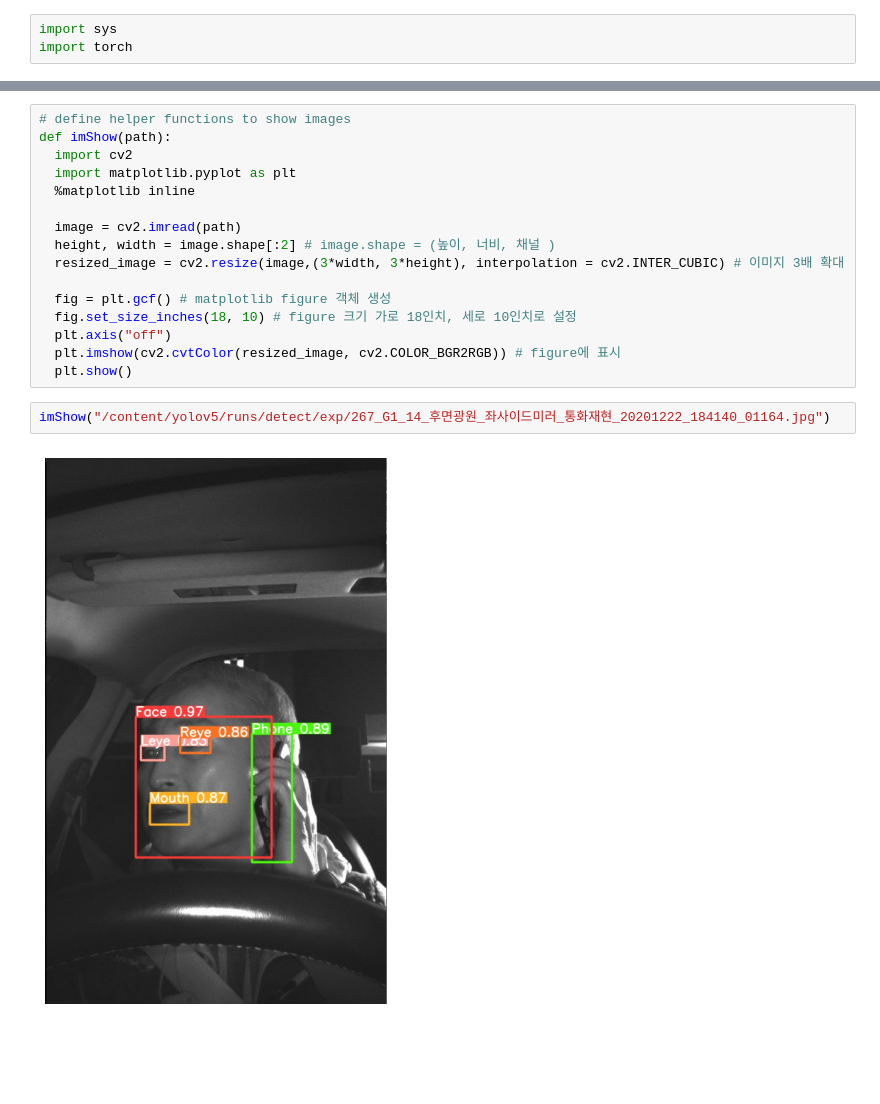
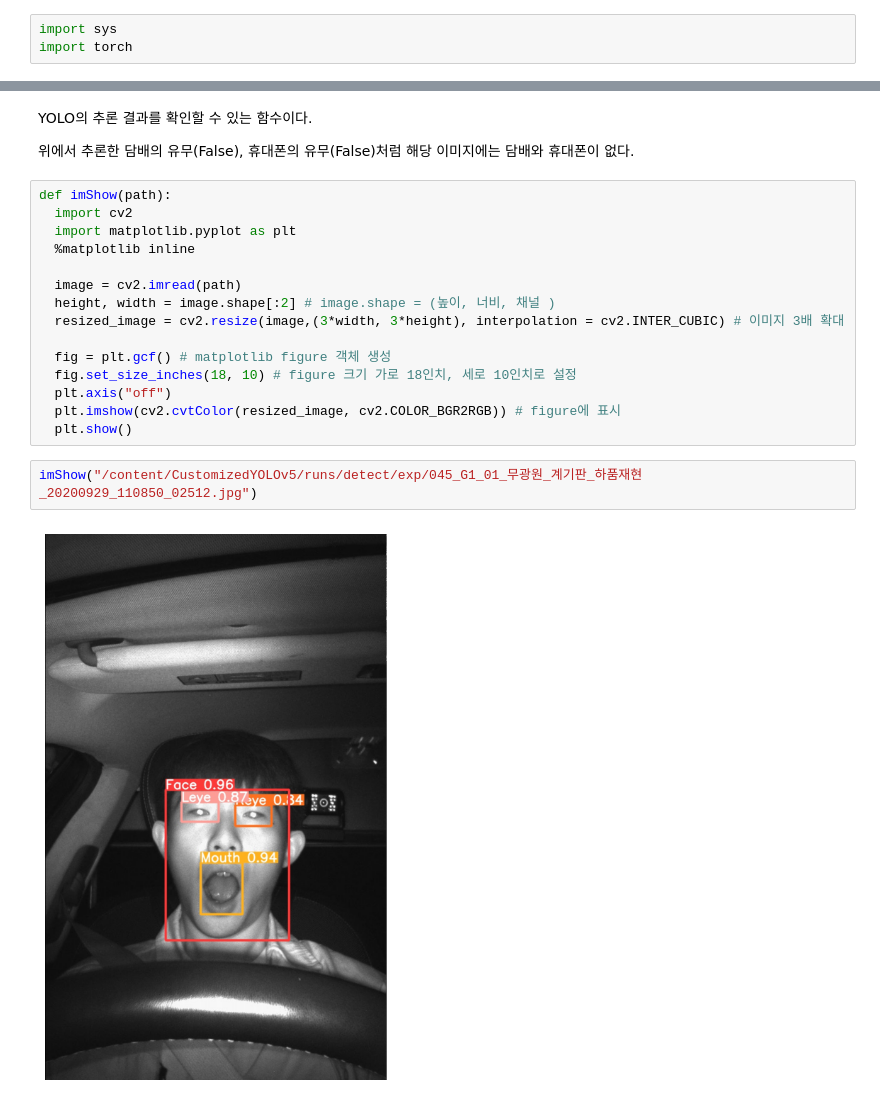
Before and after one commit to jnalgae/AbnormalDrivingClassifier, a Jupyter notebook: Get_Coordiates_Using_YOLOv5.ipynb, the cells around one changed output, grey strips where cells are left out. Saved outputs shown, nothing was run; the diff lists cells and outputs as text; blank space fills up the shorter version.

```diff
--- a/Get_Coordiates_Using_YOLOv5.ipynb
+++ b/Get_Coordiates_Using_YOLOv5.ipynb
@@ -45,5 +52,8 @@ Results saved to runs/detect/exp
+# %% [markdown]
+YOLO의 추론 결과를 확인할 수 있는 함수이다.
+
+위에서 추론한 담배의 유무(False), 휴대폰의 유무(False)처럼 해당 이미지에는 담배와 휴대폰이 없다.
 # %%
-# define helper functions to show images
 def imShow(path):
   import cv2
   import matplotlib.pyplot as plt
@@ -59,6 +69,6 @@ def imShow(path):
   plt.imshow(cv2.cvtColor(resized_image, cv2.COLOR_BGR2RGB)) # figure에 표시
   plt.show()
 # %%
-imShow("/content/yolov5/runs/detect/exp/267_G1_14_후면광원_좌사이드미러_통화재현_20201222_184140_01164.jpg")
+imShow("/content/CustomizedYOLOv5/runs/detect/exp/045_G1_01_무광원_계기판_하품재현_20200929_110850_02512.jpg")
 # %% [output]
-[figure, old version]
+[figure, new version]
```
Also changed, not shown: parts of 7 cells of this notebook.
